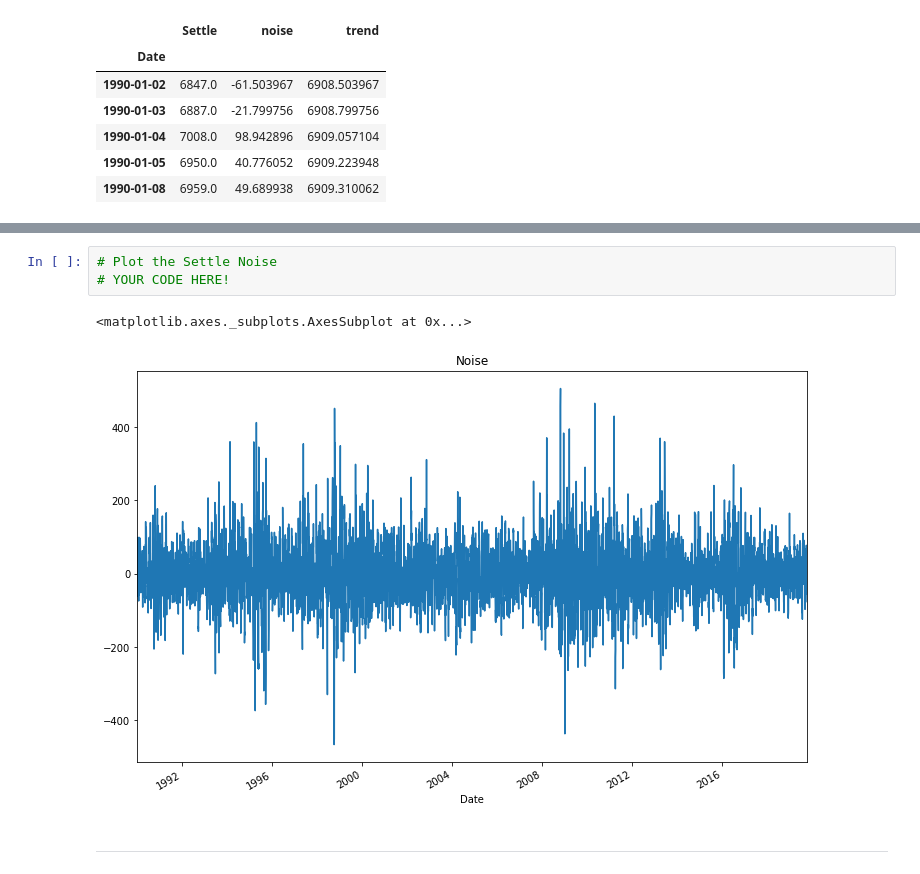
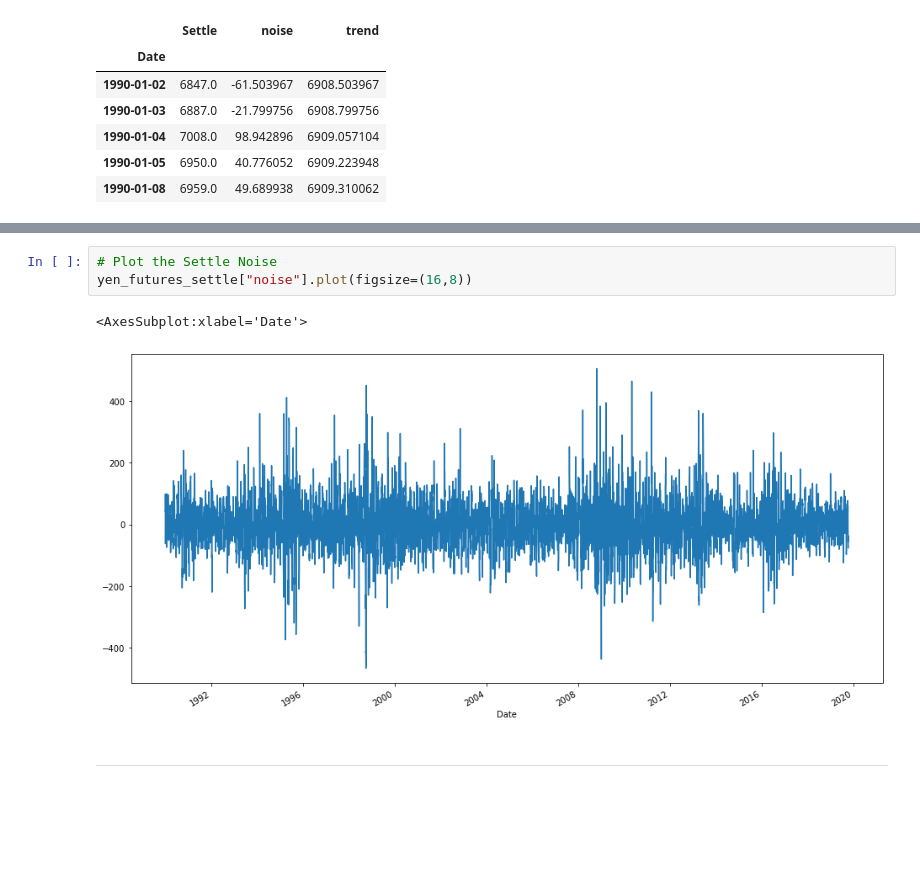
Before and after one commit to mmfsb/Time_Series_HW, a Jupyter notebook: Starter_Code/time_series_analysis.ipynb, the cells around one changed output, grey strips where cells are left out. Drawn from its saved outputs; the diff is of its cells as text; blank space fills up the shorter version.

Commit message:
plot settle vs trend and plot settle noise

```diff
--- a/Starter_Code/time_series_analysis.ipynb
+++ b/Starter_Code/time_series_analysis.ipynb
@@ -78,9 +90,9 @@ yen_futures_settle.head()
 # %%
 # Plot the Settle Noise
-# YOUR CODE HERE!
+yen_futures_settle["noise"].plot(figsize=(16,8))
 # %% [output]
-<matplotlib.axes._subplots.AxesSubplot at 0x...>
+<AxesSubplot:xlabel='Date'>
-[figure, old version]
+[figure, new version]
 # %% [markdown]
 ---
 # %% [markdown]
```
Also changed, not shown: parts of 4 cells of this notebook.
